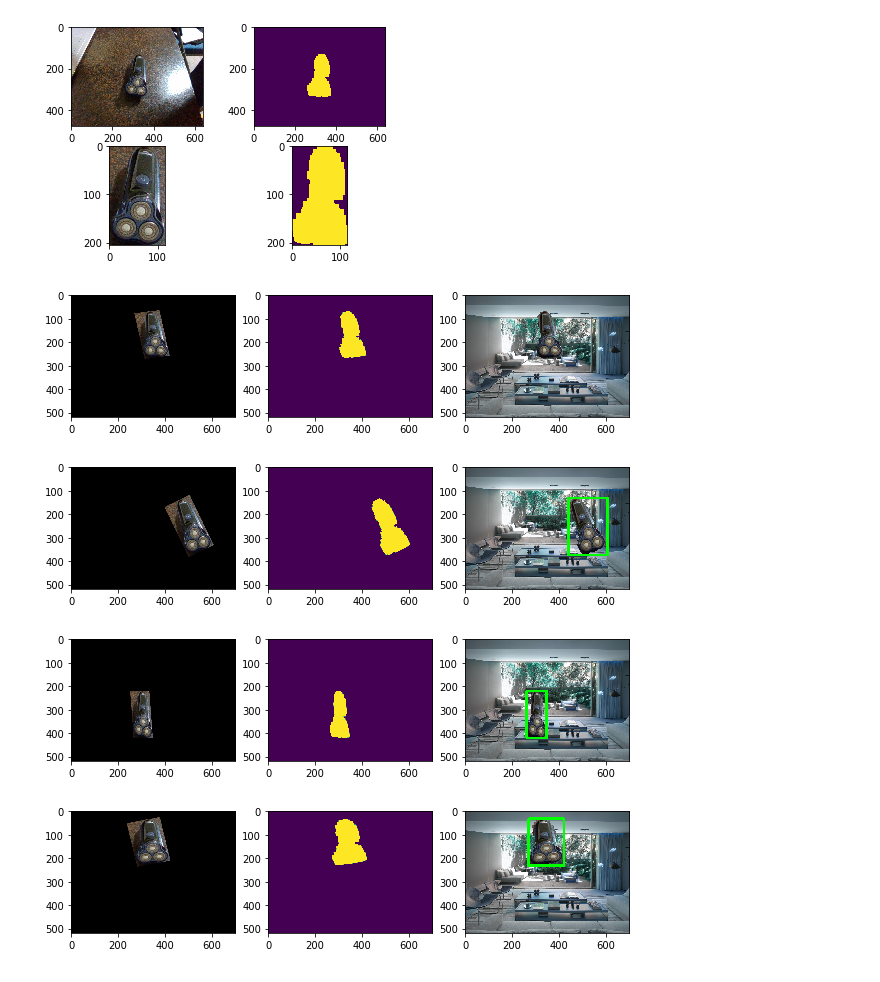
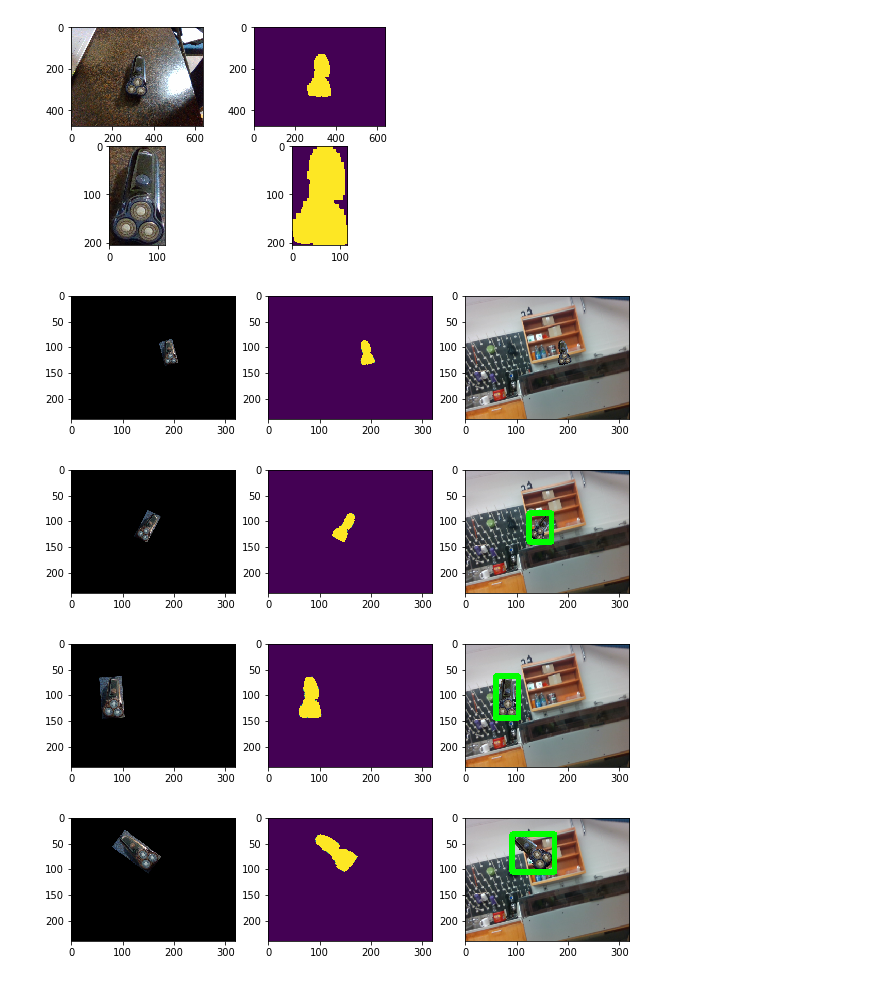
Before and after one commit to felixchenfy/Data-Augment-and-Train-Yolo, a Jupyter notebook: src_data_aug/create_new_images.ipynb, the cells around one changed output. Drawn from its saved outputs; the diff is of its cells as text; code cells hidden in the pictures.

```diff
--- a/src_data_aug/create_new_images.ipynb
+++ b/src_data_aug/create_new_images.ipynb
@@ -67,20 +13,23 @@ def cropImg(img, rmin, rmax, cmin, cmax):
 # %%
-# Load training images
-folder = CURR_PATH + "../data/03-06/"
-mask0 = cv2.imread(folder + "mask/00001_mask.png", cv2.IMREAD_UNCHANGED)==1
-img0 =  cv2.imread(folder + "image/00001_image.png")
-img0 = cv2.cvtColor(img0, cv2.COLOR_BGR2RGB)
+importlib.reload(mydisp)
+importlib.reload(myfuncs)
+
+# Load object
+object_folder = PROJECT_PATH + "data/03-06/"
+mask0 = cv2.imread(object_folder + "mask/00001_mask.png", cv2.IMREAD_UNCHANGED)==1
+img0 =  cv2.imread(object_folder + "image/00001_image.png")
+# img0 = cv2.cvtColor(img0, cv2.COLOR_BGR2RGB)
 
 # Load background image
-bg = cv2.imread(BACKGROUND + "001.jpg")
+bg = cv2.imread(PROJECT_PATH + "data/b_room_1/image00001.png")
 bg = cv2.resize(bg, (0,0), fx=0.5, fy=0.5)
 
 # Crop out object
-rmin, rmax, cmin, cmax = getBbox(mask0)
-img = cropImg(img0, rmin, rmax, cmin, cmax)
-mask = cropImg(mask0, rmin, rmax, cmin, cmax)
+rmin, rmax, cmin, cmax = myfuncs.getBbox(mask0)
+img = myfuncs.cropImg(img0, rmin, rmax, cmin, cmax)
+mask = myfuncs.cropImg(mask0, rmin, rmax, cmin, cmax)
 
 # Show
-show22(img0, mask0, img, mask)
+mydisp.show22(img0, mask0, img, mask)
 # %% [output]
 [figure]
@@ -138,19 +36,23 @@ def createNewImage(src_img, src_mask, dst):
 # %%
-dst_new, src_img_new, src_mask_new = createNewImage(img, mask, bg)
-show3(src_img_new, src_mask_new, dst_new, size=(10, 30))
+importlib.reload(myfuncs)
+importlib.reload(mydisp)
+dst_new, src_img_new, src_mask_new = myfuncs.createNewImage(img, mask, bg)
+mydisp.show3(src_img_new, src_mask_new, dst_new, size=(10, 30))
 # %% [output]
-[figure, old version]
+[figure, new version]
 # %%
+importlib.reload(myfuncs)
+importlib.reload(mydisp)
 N = 3
 for i in range(N):
-    dst, src_img_new, src_mask_new = createNewImage(img, mask, bg)
+    dst, src_img_new, src_mask_new = myfuncs.createNewImage(img, mask, bg)
 
-    rmin, rmax, cmin, cmax = getBbox(src_mask_new)
+    rmin, rmax, cmin, cmax = myfuncs.getBbox(src_mask_new)
     x, y, w, h = cmin, rmin, cmax-cmin, rmax-rmin
     dst = cv2.rectangle(dst,(x,y),(x+w,y+h),(0,255,0),10)
 
-    show3(src_img_new, src_mask_new, dst, size=(10, 30))
+    mydisp.show3(src_img_new, src_mask_new, dst, size=(10, 30))
 # %% [output]
-[figure, old version]
+[figure, new version]
-[figure, old version]
+[figure, new version]
-[figure, old version]
+[figure, new version]
```
Also changed, not shown: parts of 13 cells of this notebook, 57 other files.
